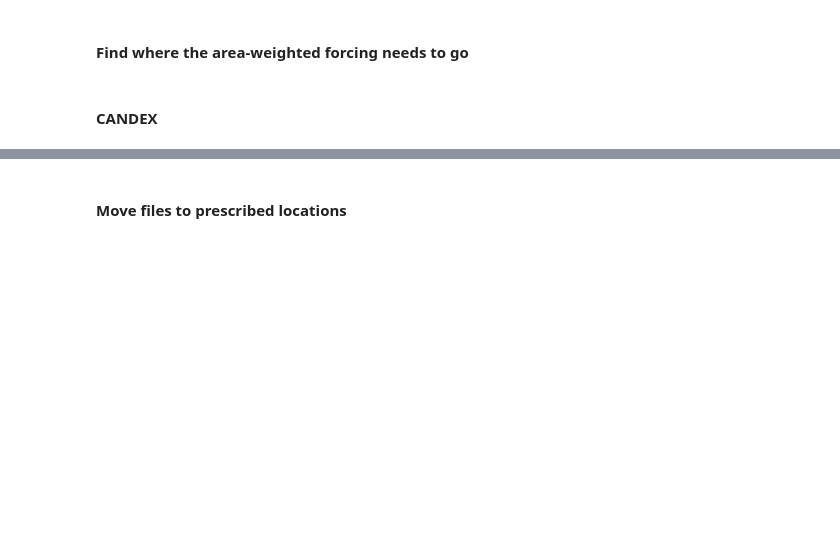
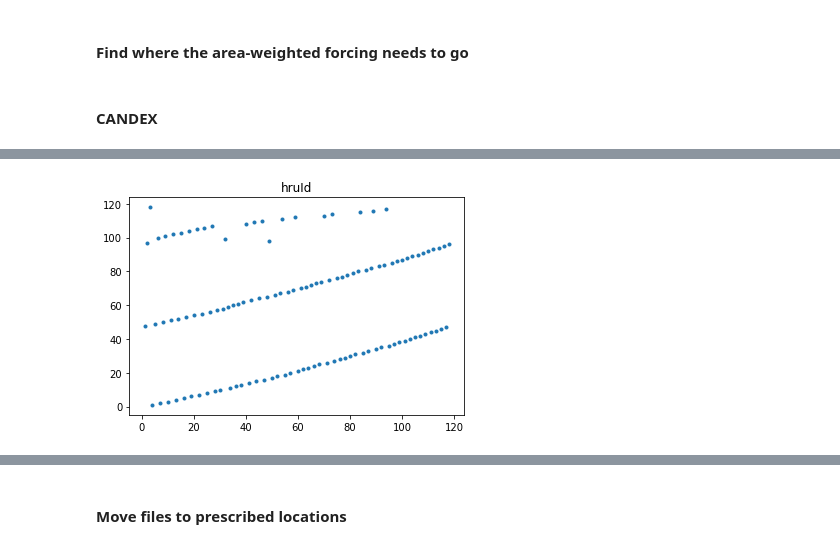
Before and after one commit to CH-Earth/CWARHM, a Jupyter notebook: 5_model_input/SUMMA/2_forcing/1_make_one_weighted_forcing_file.ipynb, the cells around one changed output, grey strips where cells are left out. Cells and saved outputs as stored; diff of their text form; code cells hidden in the pictures; blank space fills up the shorter version.

```diff
--- a/5_model_input/SUMMA/2_forcing/1_make_one_weighted_forcing_file.ipynb
+++ b/5_model_input/SUMMA/2_forcing/1_make_one_weighted_forcing_file.ipynb
@@ -236,0 +264,13 @@ Ended   at date and time 2021-03-18 11:03:42.227872
+# %%
+forc_path = 'C:/Globus endpoint/summaWorkflow_data/domain_BowAtBanff/forcing/3_basin_averaged_data/'
+old_file = 'wrong_hru_order/BowAtBanff_remapped_1979-01-01-00-00-00.nc'
+new_file = 'BowAtBanff_remapped_1979-01-01-00-00-00.nc'
+
+old_forcing = xr.open_dataset(forc_path + old_file)
+new_forcing = xr.open_dataset(forc_path + new_file)
+# %%
+var = 'hruId'
+plt.plot(old_forcing[var],new_forcing[var],linestyle='none',marker='.')
+plt.title(var);
+# %% [output]
+[figure, added]
```
Also changed, not shown: parts of 10 cells of this notebook, 3 other files.
